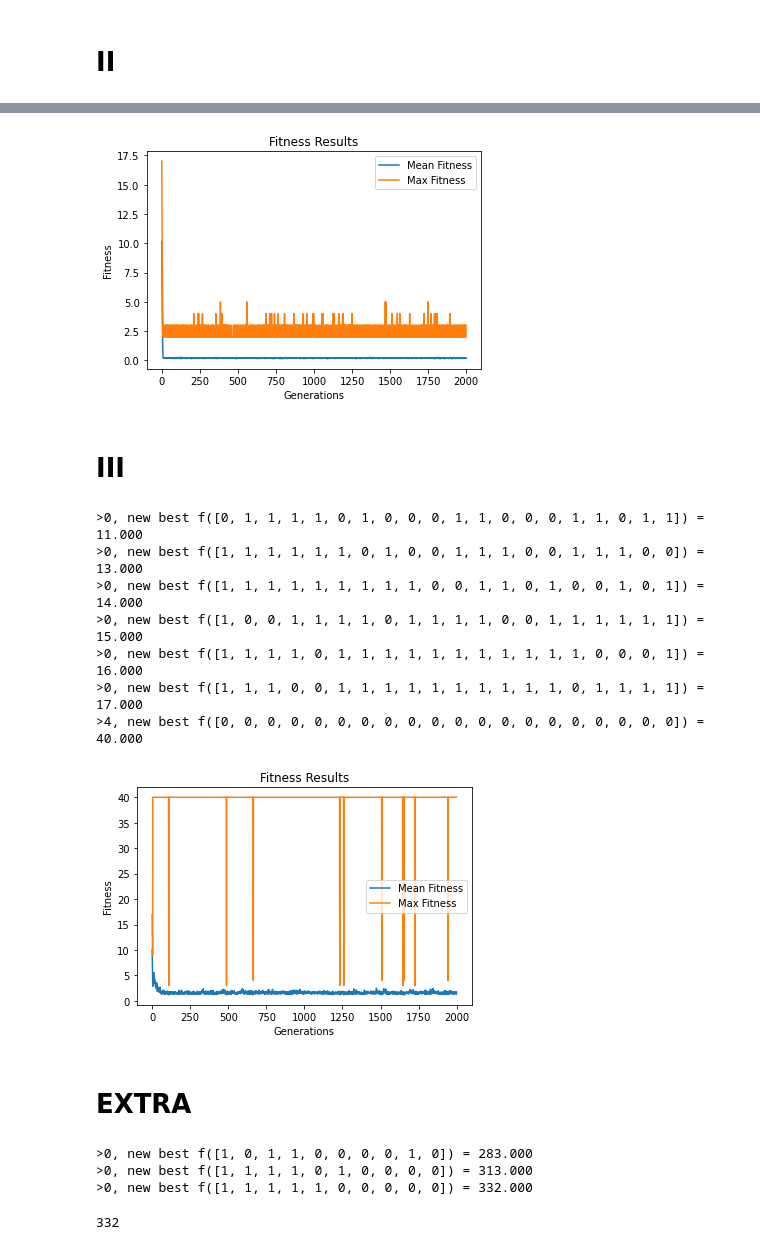
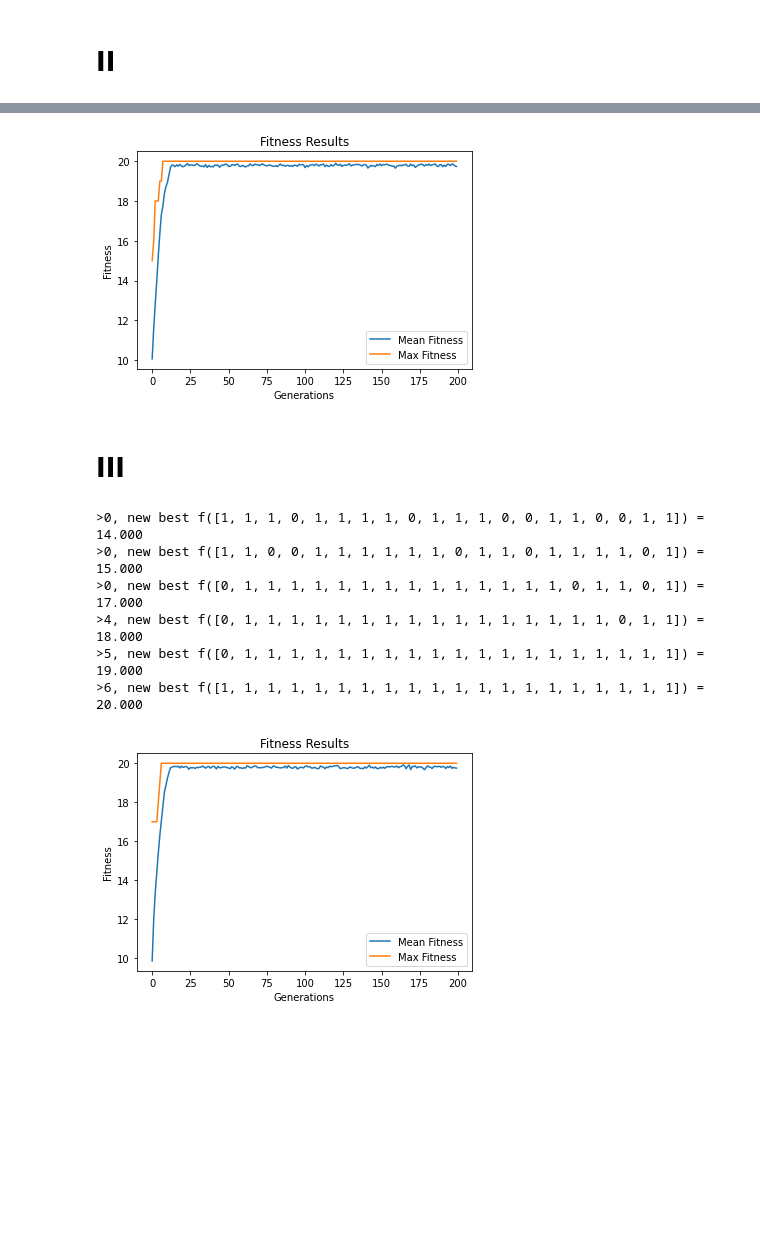
Before and after one commit to MohamedMoustafaNUIG/AI_Assignment1, a Jupyter notebook: Part_One.ipynb, the cells around one changed output, grey strips where cells are left out. Cells and saved outputs as stored; diff of their text form; code cells hidden in the pictures; blank space fills up the shorter version.

```diff
--- a/Part_One.ipynb
+++ b/Part_One.ipynb
@@ -96,13 +136,19 @@ def plot_progression(data, avg=True, maxims=True):
     plt.show()
 # %%
 N_BITS = 20
-N_ITER = 2000
-N_POP = 500
+N_GEN = 200
+N_POP = 100
 R_CROSS =0.8
 R_MUT = 0.01
 # %% [markdown]
 # I
 # %%
-def objective(g):
-    return np.sum(g)
+def objective(s):
+    """
+    Objective Function
+
+    :param s: list
+    :return: int
+    """
+    return np.sum(s)
 # %%
@@ -122,12 +171,12 @@ plot_progression([N_ITER, avgs, maxs])
 # %%
 GOAL = [1, 0, 1, 0, 1, 0, 1, 0, 1, 0, 1, 0, 1, 0, 1, 0, 1, 0, 1, 0]
 # %%
-def objective(gene):
+def objective(s):
     count = 0
-    for i in range(len(gene)):
-        if gene[i] == GOAL[i]:
+    for i in range(len(s)):
+        if s[i] == GOAL[i]:
             count+=1
     return count
 # %%
-b, b_e, avgs, maxs = genetic_algorithm(objective, N_BITS, N_ITER, N_POP, R_CROSS, R_MUT)
+b, b_e, avgs, maxs = genetic_algorithm(objective, N_BITS, N_GEN, N_POP, R_CROSS, R_MUT)
 # %% [output]
@@ -138,7 +191,7 @@ b, b_e, avgs, maxs = genetic_algorithm(objective, N_BITS, N_ITER, N_POP, R_CROSS
 # %%
-plot_progression([N_ITER, avgs, maxs])
+plot_progression([N_GEN, avgs, maxs])
 # %% [output]
-[figure, old version]
+[figure, new version]
 # %% [markdown]
 # III
 # %%
@@ -147,16 +200,13 @@ def objective(g):
 # %%
-b, b_e, avgs, maxs = genetic_algorithm(objective, N_BITS, N_ITER, N_POP, R_CROSS, R_MUT)
+b, b_e, avgs, maxs = genetic_algorithm(objective, N_BITS, N_GEN, N_POP, R_CROSS, R_MUT)
 # %% [output]
->0, new best f([0, 1, 1, 1, 1, 0, 1, 0, 0, 0, 1, 1, 0, 0, 0, 1, 1, 0, 1, 1]) = 11.000
->0, new best f([1, 1, 1, 1, 1, 1, 0, 1, 0, 0, 1, 1, 1, 0, 0, 1, 1, 1, 0, 0]) = 13.000
->0, new best f([1, 1, 1, 1, 1, 1, 1, 1, 1, 0, 0, 1, 1, 0, 1, 0, 0, 1, 0, 1]) = 14.000
->0, new best f([1, 0, 0, 1, 1, 1, 1, 0, 1, 1, 1, 1, 0, 0, 1, 1, 1, 1, 1, 1]) = 15.000
->0, new best f([1, 1, 1, 1, 0, 1, 1, 1, 1, 1, 1, 1, 1, 1, 1, 1, 0, 0, 0, 1]) = 16.000
->0, new best f([1, 1, 1, 0, 0, 1, 1, 1, 1, 1, 1, 1, 1, 1, 1, 0, 1, 1, 1, 1]) = 17.000
->4, new best f([0, 0, 0, 0, 0, 0, 0, 0, 0, 0, 0, 0, 0, 0, 0, 0, 0, 0, 0, 0]) = 40.000
+>0, new best f([1, 1, 1, 0, 1, 1, 1, 1, 0, 1, 1, 1, 0, 0, 1, 1, 0, 0, 1, 1]) = 14.000
+>0, new best f([1, 1, 0, 0, 1, 1, 1, 1, 1, 1, 0, 1, 1, 0, 1, 1, 1, 1, 0, 1]) = 15.000
+>0, new best f([0, 1, 1, 1, 1, 1, 1, 1, 1, 1, 1, 1, 1, 1, 1, 0, 1, 1, 0, 1]) = 17.000
+>4, new best f([0, 1, 1, 1, 1, 1, 1, 1, 1, 1, 1, 1, 1, 1, 1, 1, 1, 0, 1, 1]) = 18.000
+>5, new best f([0, 1, 1, 1, 1, 1, 1, 1, 1, 1, 1, 1, 1, 1, 1, 1, 1, 1, 1, 1]) = 19.000
+>6, new best f([1, 1, 1, 1, 1, 1, 1, 1, 1, 1, 1, 1, 1, 1, 1, 1, 1, 1, 1, 1]) = 20.000
 # %%
-plot_progression([N_ITER, avgs, maxs])
+plot_progression([N_GEN, avgs, maxs])
 # %% [output]
-[figure, old version]
+[figure, new version]
-# %% [markdown]
-# EXTRA
@@ -177,13 +212,0 @@ def objective(gene):
-# %%
-b, b_e, avgs, maxs = genetic_algorithm(objective, 10, N_ITER, N_POP, R_CROSS, R_MUT)
-# %% [output]
->0, new best f([1, 0, 1, 1, 0, 0, 0, 0, 1, 0]) = 283.000
->0, new best f([1, 1, 1, 1, 0, 1, 0, 0, 0, 0]) = 313.000
->0, new best f([1, 1, 1, 1, 1, 0, 0, 0, 0, 0]) = 332.000
-# %%
-arr1 = b
-arr2 = [78, 35, 89, 36, 94, 75, 74, 79, 80, 16]
-val = [x*y for x,y in zip(arr1, arr2)]
-print(np.sum(val))
-# %% [output]
-332
```
Also changed, not shown: parts of 11 cells of this notebook, 1 other file.
